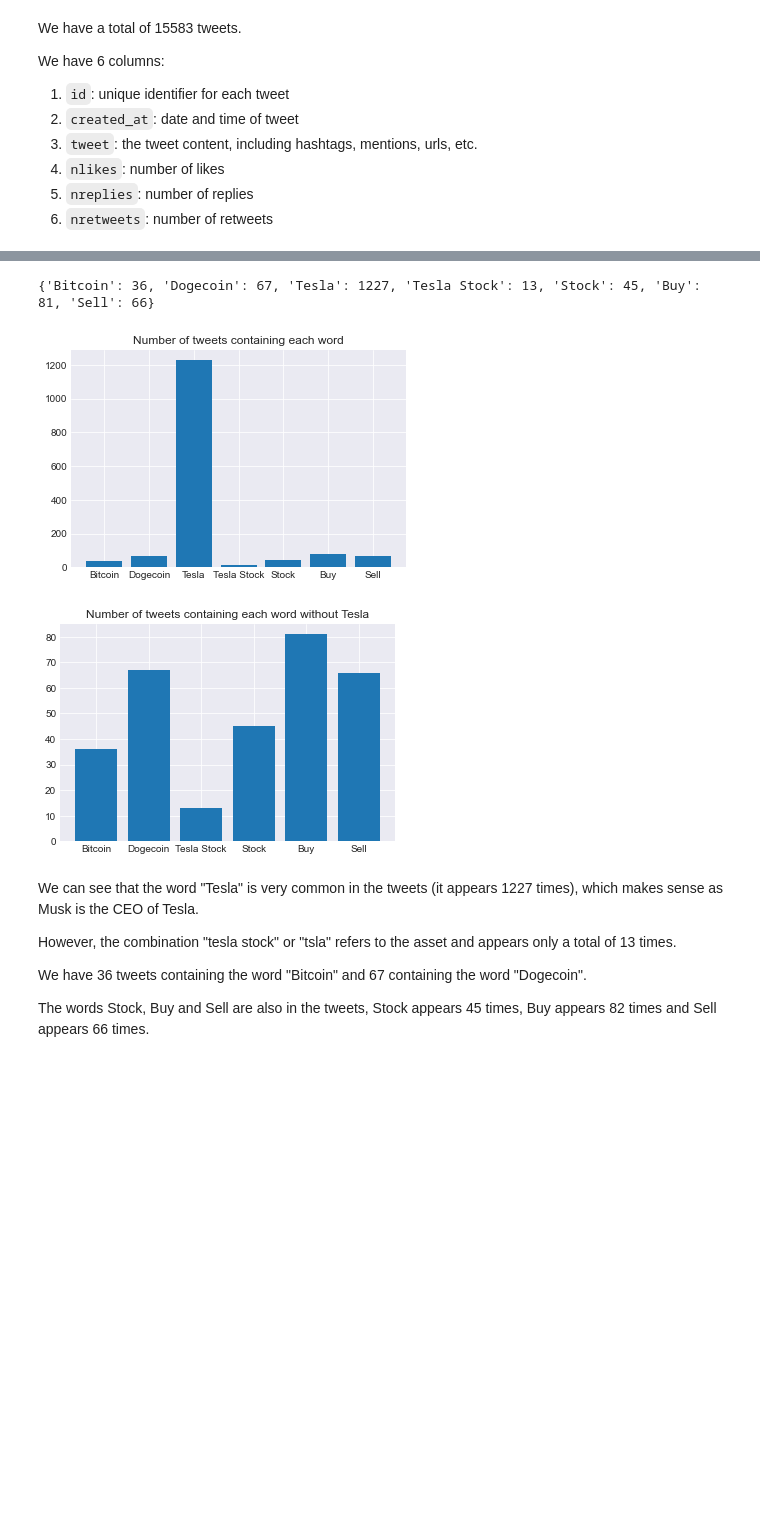
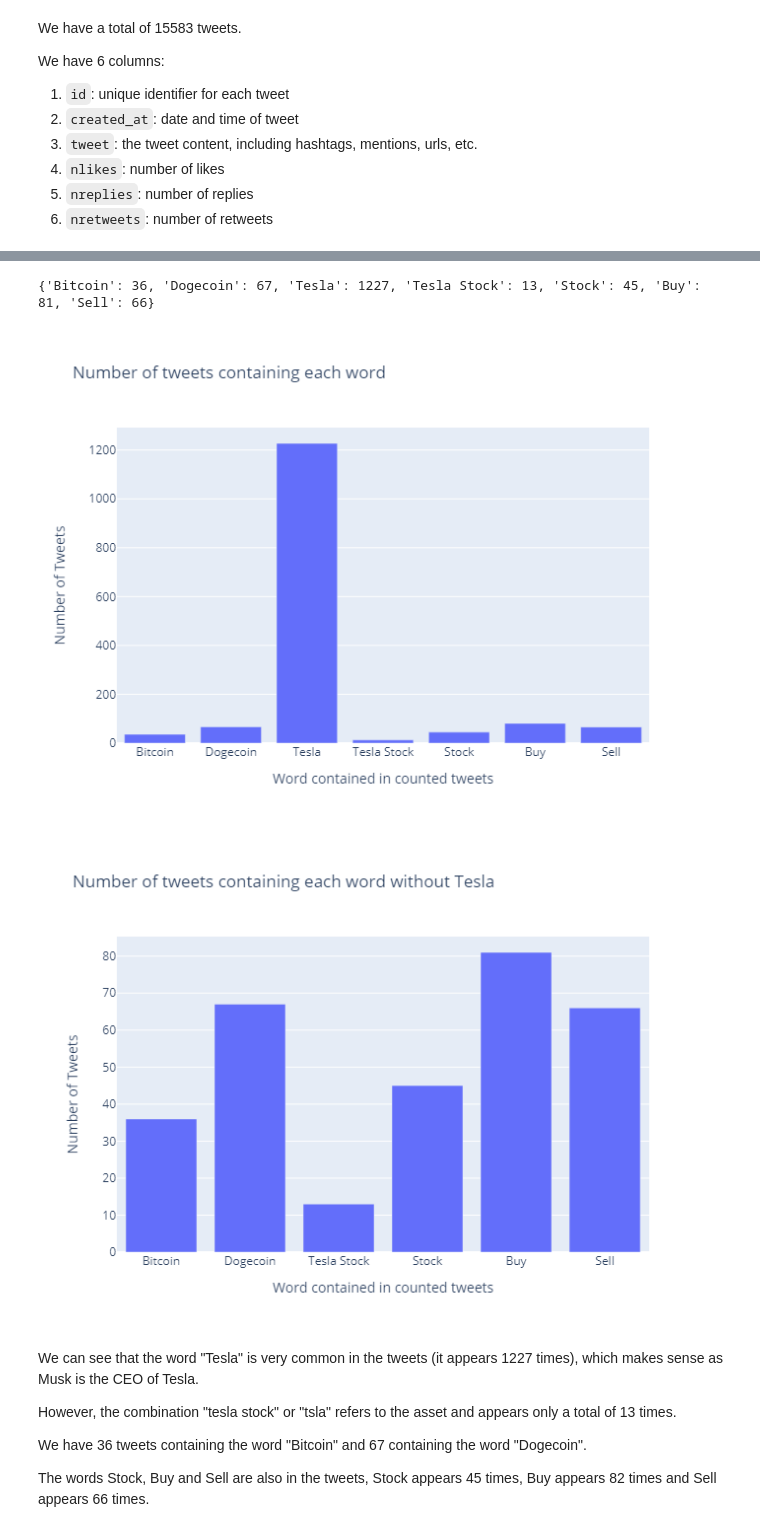
Before and after one commit to com-480-data-visualization/datavis-project-2022-visualizationclowns, a Jupyter notebook: exploration/data_exploration.ipynb, the cells around one changed output, grey strips where cells are left out. Cells and saved outputs as stored; diff of their text form; code cells hidden in the pictures; blank space fills up the shorter version.

Commit message:
Changed matplotlib barchart to plotly

```diff
--- a/exploration/data_exploration.ipynb
+++ b/exploration/data_exploration.ipynb
@@ -1,15 +1,12 @@
 # %%
 import pandas as pd
 import textwrap as tw
-
-import matplotlib.pyplot as plt
 
 import plotly.io as pio
 import plotly.express as px
 import plotly.graph_objects as go
 from plotly.subplots import make_subplots
 
-plt.style.use('seaborn-darkgrid')
 %matplotlib inline
 pio.renderers.default = "png"
 # %% [markdown]
@@ -60,23 +64,24 @@ tweets.head()
 # %%
 interesting_words = ["Bitcoin", "Dogecoin", "Tesla", "Tesla Stock", "Stock", "Buy", "Sell"]
 interesting_regex = ["bitcoin|btc", "dogecoin|doge", "tesla", "tesla stock|tsla", "stock", "buy", "sell"]
 
 counts = {}
 for word, regex in zip(interesting_words, interesting_regex):
     counts[word] = tweets.tweet.str.lower().str.contains(regex, regex=True).sum()
 
 print(counts)
-plt.bar(counts.keys(), counts.values())
-plt.title("Number of tweets containing each word")
-plt.show()
+px.bar(x=counts.keys(), y=counts.values(),
+       title="Number of tweets containing each word",
+       labels={"y":"Number of Tweets", "x":"Word contained in counted tweets"}
+       ).show()
 counts.pop("Tesla")
-plt.bar(counts.keys(), counts.values())
-plt.title("Number of tweets containing each word without Tesla")
-plt.show()
+px.bar(x=counts.keys(), y=counts.values(),
+       title="Number of tweets containing each word without Tesla",
+       labels={"y":"Number of Tweets", "x":"Word contained in counted tweets"}).show()
 # %% [output]
 {'Bitcoin': 36, 'Dogecoin': 67, 'Tesla': 1227, 'Tesla Stock': 13, 'Stock': 45, 'Buy': 81, 'Sell': 66}
-[figure, old version]
+[figure, new version]
-[figure, old version]
+[figure, new version]
 # %% [markdown]
 We can see that the word "Tesla" is very common in the tweets (it appears 1227 times), which makes sense as Musk is the CEO of Tesla.
 
```
Also changed, not shown: parts of 5 cells of this notebook.
